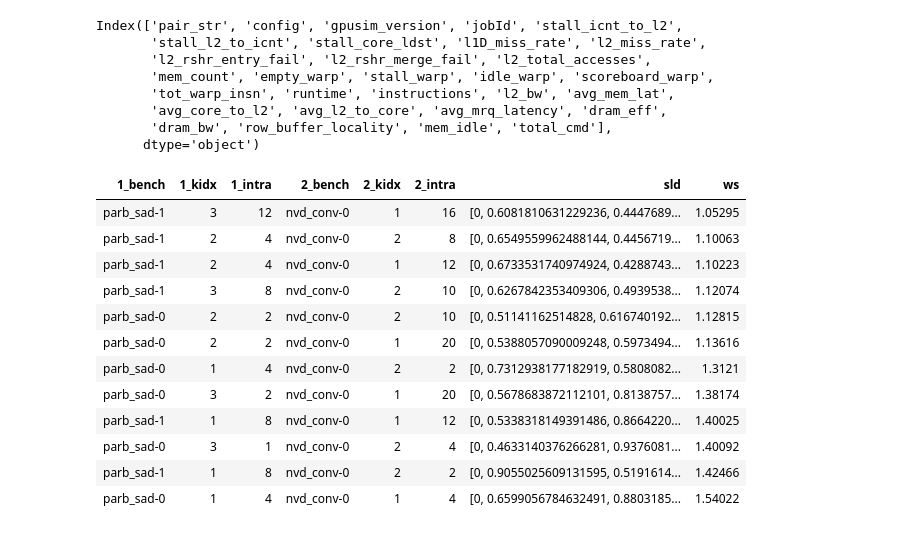
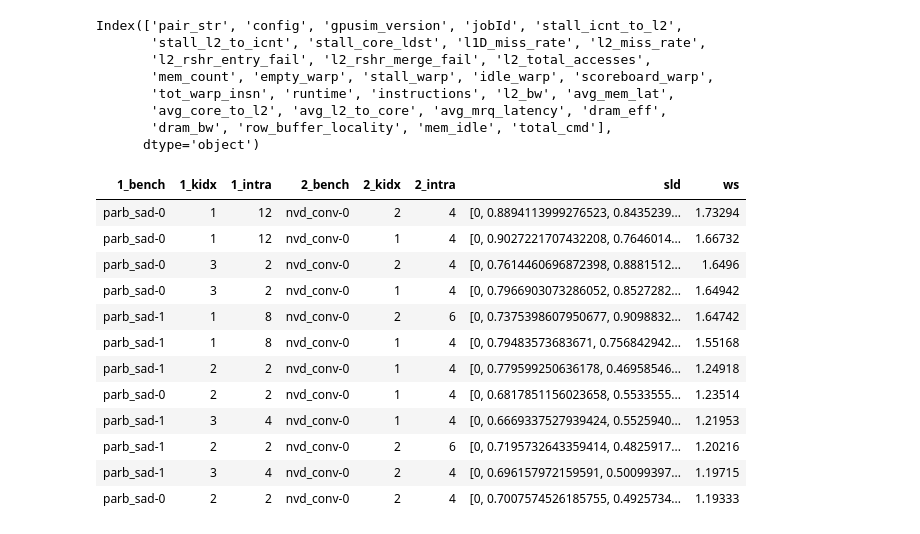
Before and after one commit to UofT-EcoSystem/GPU-Virtualization-Benchmarks, a Jupyter notebook: util/data/notebooks/View_Multi_Kernel.ipynb, the cells around one changed output. Saved outputs shown, nothing was run; the diff lists cells and outputs as text; code cells hidden in the pictures.

```diff
--- a/util/data/notebooks/View_Multi_Kernel.ipynb
+++ b/util/data/notebooks/View_Multi_Kernel.ipynb
@@ -254,25 +231,29 @@ Index(['pair_str', 'config', 'gpusim_version', 'jobId', 'stall_icnt_to_l2',
        'avg_core_to_l2', 'avg_l2_to_core', 'avg_mrq_latency', 'dram_eff',
        'dram_bw', 'row_buffer_locality', 'mem_idle', 'total_cmd'],
       dtype='object')
+# %%
+df_dynamic = pd.read_pickle(dynamic_output)
+col_dynamic = ['1_bench', '1_kidx', '1_intra', '2_bench', '2_kidx', '2_intra', 'sld', 'ws']
+
+df_dynamic_show = df_dynamic[(df_dynamic['1_bench'] == 'parb_sad-0') & (df_dynamic['1_kidx'] == 1)]
+# df_dynamic_show[col_dynamic]
 # %%
-df_dynamic = pd.read_pickle(dynamic_output)
-df_best = df_dynamic.sort_values('ws').drop_duplicates(['1_bench', '1_kidx', '2_bench', '2_kidx'])
+df_best = df_dynamic.sort_values('ws', ascending=False).drop_duplicates(['1_bench', '1_kidx', '2_bench', '2_kidx'])
 
-col_best = ['1_bench', '1_kidx', '1_intra', '2_bench', '2_kidx', '2_intra', 'sld', 'ws']
-draw_table(df_best, col_best)
+draw_table(df_best, col_dynamic)
 # %% [output]
 | 1_bench | 1_kidx | 1_intra | 2_bench | 2_kidx | 2_intra | sld | ws |
-| parb_sad-1 | 3 | 12 | nvd_conv-0 | 1 | 16 | [0, 0.6081810631229236, 0.4447689... | 1.05295 |
-| parb_sad-1 | 2 | 4 | nvd_conv-0 | 2 | 8 | [0, 0.6549559962488144, 0.4456719... | 1.10063 |
-| parb_sad-1 | 2 | 4 | nvd_conv-0 | 1 | 12 | [0, 0.6733531740974924, 0.4288743... | 1.10223 |
-| parb_sad-1 | 3 | 8 | nvd_conv-0 | 2 | 10 | [0, 0.6267842353409306, 0.4939538... | 1.12074 |
-| parb_sad-0 | 2 | 2 | nvd_conv-0 | 2 | 10 | [0, 0.51141162514828, 0.616740192... | 1.12815 |
-| parb_sad-0 | 2 | 2 | nvd_conv-0 | 1 | 20 | [0, 0.5388057090009248, 0.5973494... | 1.13616 |
-| parb_sad-0 | 1 | 4 | nvd_conv-0 | 2 | 2 | [0, 0.7312938177182919, 0.5808082... | 1.3121 |
-| parb_sad-0 | 3 | 2 | nvd_conv-0 | 1 | 20 | [0, 0.5678683872112101, 0.8138757... | 1.38174 |
-| parb_sad-1 | 1 | 8 | nvd_conv-0 | 1 | 12 | [0, 0.5338318149391486, 0.8664220... | 1.40025 |
-| parb_sad-0 | 3 | 1 | nvd_conv-0 | 2 | 4 | [0, 0.4633140376266281, 0.9376081... | 1.40092 |
-| parb_sad-1 | 1 | 8 | nvd_conv-0 | 2 | 2 | [0, 0.9055025609131595, 0.5191614... | 1.42466 |
-| parb_sad-0 | 1 | 4 | nvd_conv-0 | 1 | 4 | [0, 0.6599056784632491, 0.8803185... | 1.54022 |
+| parb_sad-0 | 1 | 12 | nvd_conv-0 | 2 | 4 | [0, 0.8894113999276523, 0.8435239... | 1.73294 |
+| parb_sad-0 | 1 | 12 | nvd_conv-0 | 1 | 4 | [0, 0.9027221707432208, 0.7646014... | 1.66732 |
+| parb_sad-0 | 3 | 2 | nvd_conv-0 | 2 | 4 | [0, 0.7614460696872398, 0.8881512... | 1.6496 |
+| parb_sad-0 | 3 | 2 | nvd_conv-0 | 1 | 4 | [0, 0.7966903073286052, 0.8527282... | 1.64942 |
+| parb_sad-1 | 1 | 8 | nvd_conv-0 | 2 | 6 | [0, 0.7375398607950677, 0.9098832... | 1.64742 |
+| parb_sad-1 | 1 | 8 | nvd_conv-0 | 1 | 4 | [0, 0.79483573683671, 0.756842942... | 1.55168 |
+| parb_sad-1 | 2 | 2 | nvd_conv-0 | 1 | 4 | [0, 0.779599250636178, 0.46958546... | 1.24918 |
+| parb_sad-0 | 2 | 2 | nvd_conv-0 | 1 | 4 | [0, 0.6817851156023658, 0.5533555... | 1.23514 |
+| parb_sad-1 | 3 | 4 | nvd_conv-0 | 1 | 4 | [0, 0.6669337527939424, 0.5525940... | 1.21953 |
+| parb_sad-1 | 2 | 2 | nvd_conv-0 | 2 | 6 | [0, 0.7195732643359414, 0.4825917... | 1.20216 |
+| parb_sad-1 | 3 | 4 | nvd_conv-0 | 2 | 4 | [0, 0.696157972159591, 0.50099397... | 1.19715 |
+| parb_sad-0 | 2 | 2 | nvd_conv-0 | 2 | 4 | [0, 0.7007574526185755, 0.4925734... | 1.19333 |
 # %%
 df_best.set_index(['1_bench', '1_kidx', '2_bench', '2_kidx'], inplace=True)
```
Also changed, not shown: parts of 10 cells of this notebook, 2 other files.
